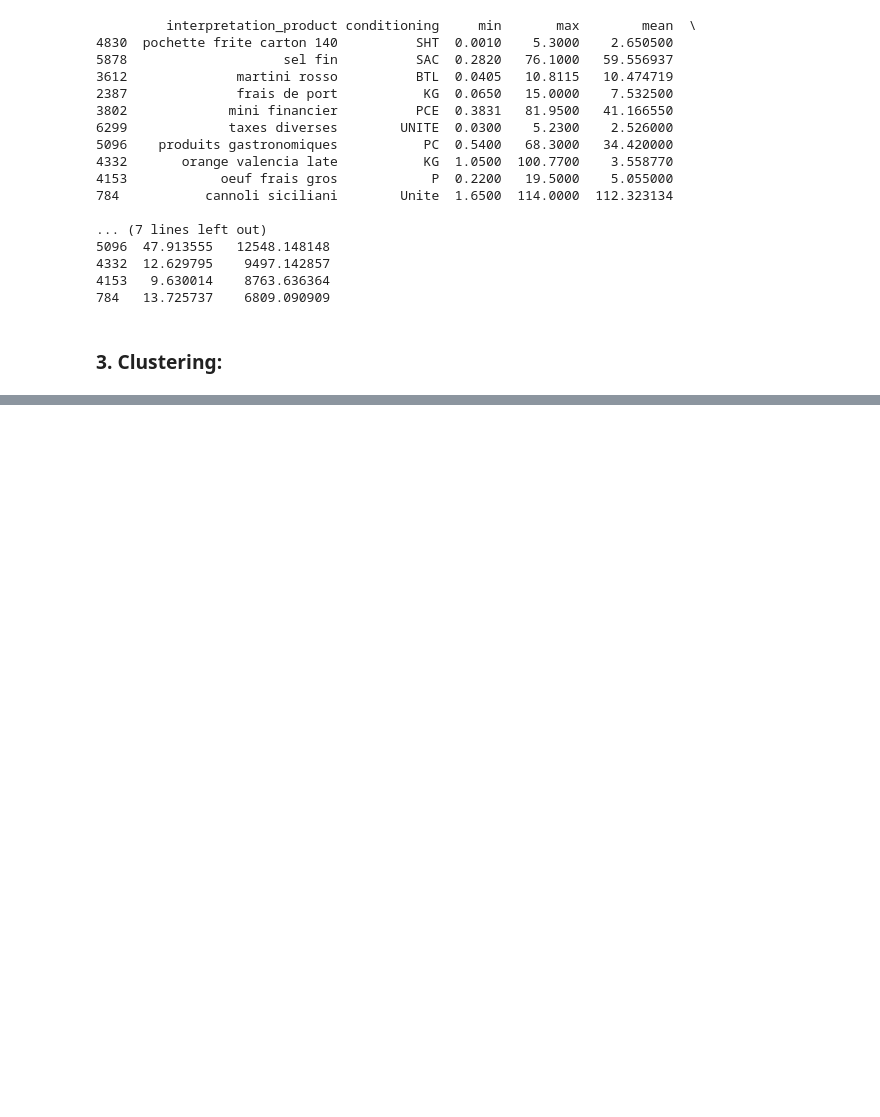
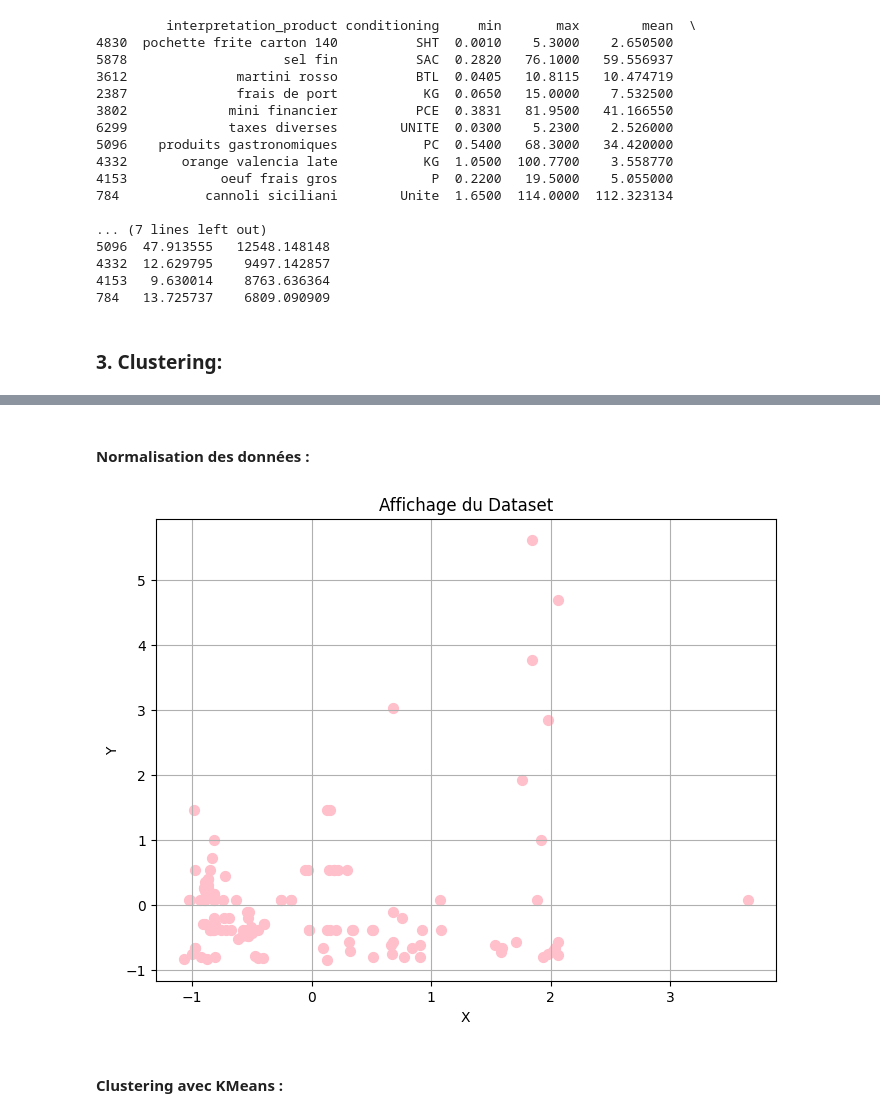
Before and after one commit to Xxxxr096/Projet-Alternance-Data, a Jupyter notebook: projet.ipynb, the cells around one changed output, grey strips where cells are left out. Saved outputs shown, nothing was run; the diff lists cells and outputs as text; code cells hidden in the pictures; blank space fills up the shorter version.

Commit message:
Partie bonus clustering finit

```diff
--- a/projet.ipynb
+++ b/projet.ipynb
@@ -266,0 +306,3 @@ print(high_variation_products.sort_values("variation_pct", ascending=False).head
+# %%
+cluster_data["weight_in_g"] = cluster_data["conditioning"].apply(lambda x: convert_weight(str(x)))
+cluster_data.head()
@@ -266,0 +316,4 @@ print(high_variation_products.sort_values("variation_pct", ascending=False).head
+# %%
+# Supprimer les lignes sans poids interprétable
+cluster_data = cluster_data.dropna(subset=["weight_in_g"])
+cluster_data.head()
@@ -266,0 +327,22 @@ print(high_variation_products.sort_values("variation_pct", ascending=False).head
+# %% [markdown]
+#### Normalisation des données :
+# %%
+# On garde uniquement les colonnes utiles
+X = cluster_data[["price", "weight_in_g"]]
+# %%
+# Standardiser les données
+scaler = StandardScaler()
+normalized_data = scaler.fit_transform(X)
+# %%
+# Visualisation des donnée normaliser
+plt.figure(figsize=(8,6))
+plt.scatter(normalized_data[:,0],normalized_data[:,1],color="pink",s=50)
+plt.title("Affichage du Dataset")
+plt.xlabel("X")
+plt.ylabel("Y")
+plt.grid(True)
+plt.show()
+# %% [output]
+[figure, added]
+# %% [markdown]
+#### Clustering avec KMeans :
```
Also changed, not shown: parts of 10 cells of this notebook, 1 other file.
